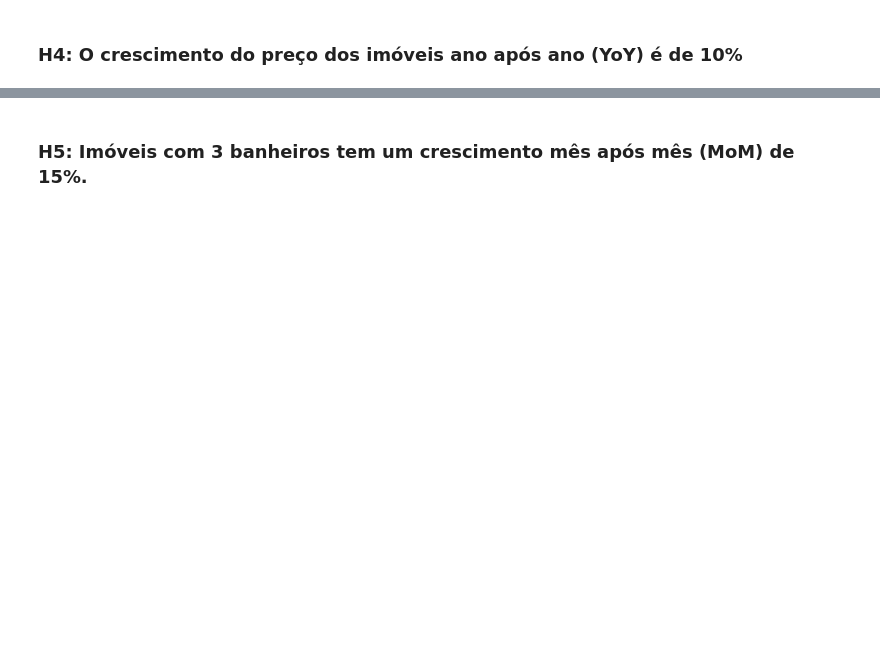
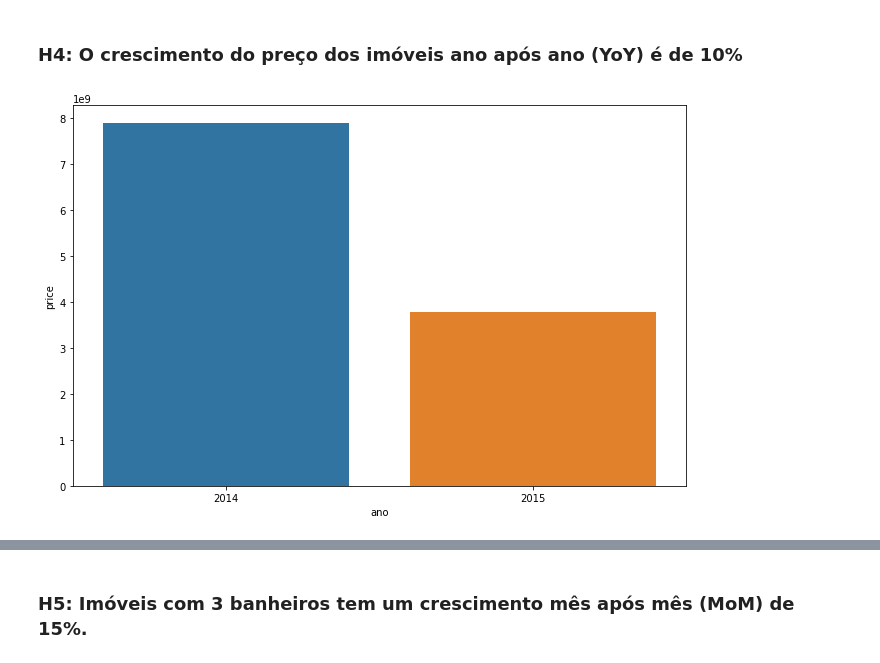
Before and after one commit to rsoliveirac/Python_do_zero_ao_DS, a Jupyter notebook: Projeto-Insight.ipynb, the cells around one changed output, grey strips where cells are left out. Saved outputs shown, nothing was run; the diff lists cells and outputs as text; code cells hidden in the pictures; blank space fills up the shorter version.

```diff
--- a/Projeto-Insight.ipynb
+++ b/Projeto-Insight.ipynb
@@ -182,2 +207,13 @@ plt.bar(water['waterfront'], water['price'], color = ['lightgreen', 'lightblue']
 # %% [markdown]
 ### H4: O crescimento do preço dos imóveis ano após ano (YoY) é de 10%
+# %%
+df['ano'] = df['date'].dt.year
+
+
+h4 = df[['price', 'ano']].groupby('ano').sum().reset_index()
+
+h4['ano'] = h4['ano'].astype(str)
+
+sns.barplot(h4['ano'], h4['price']);
+# %% [output]
+[figure, added]
```
Also changed, not shown: parts of 12 cells of this notebook, 2 other files.
